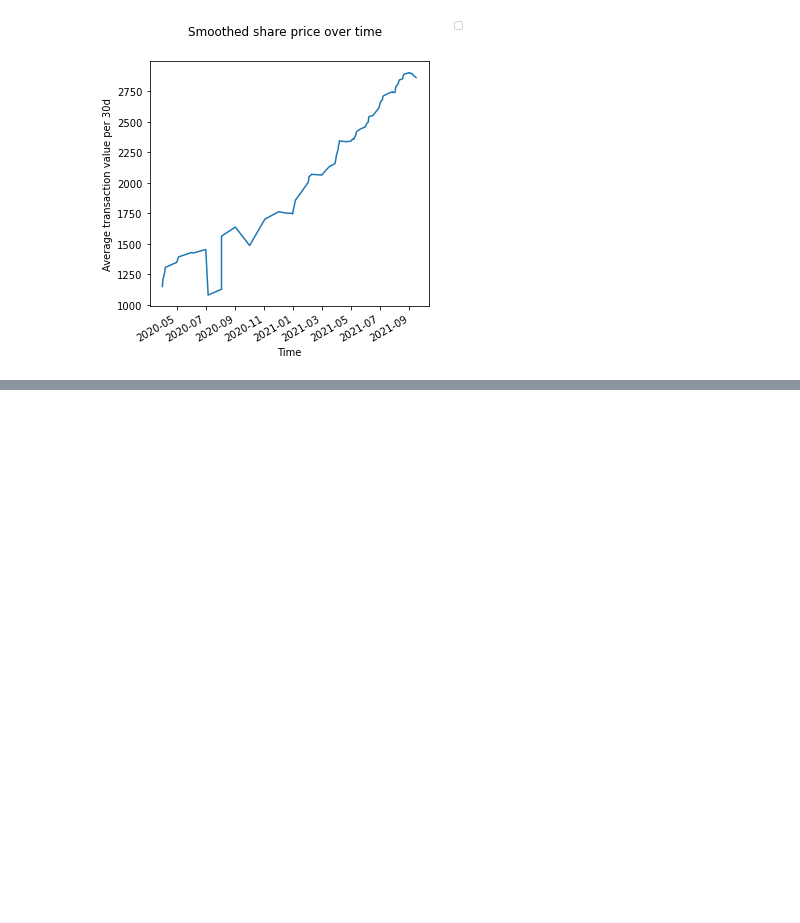
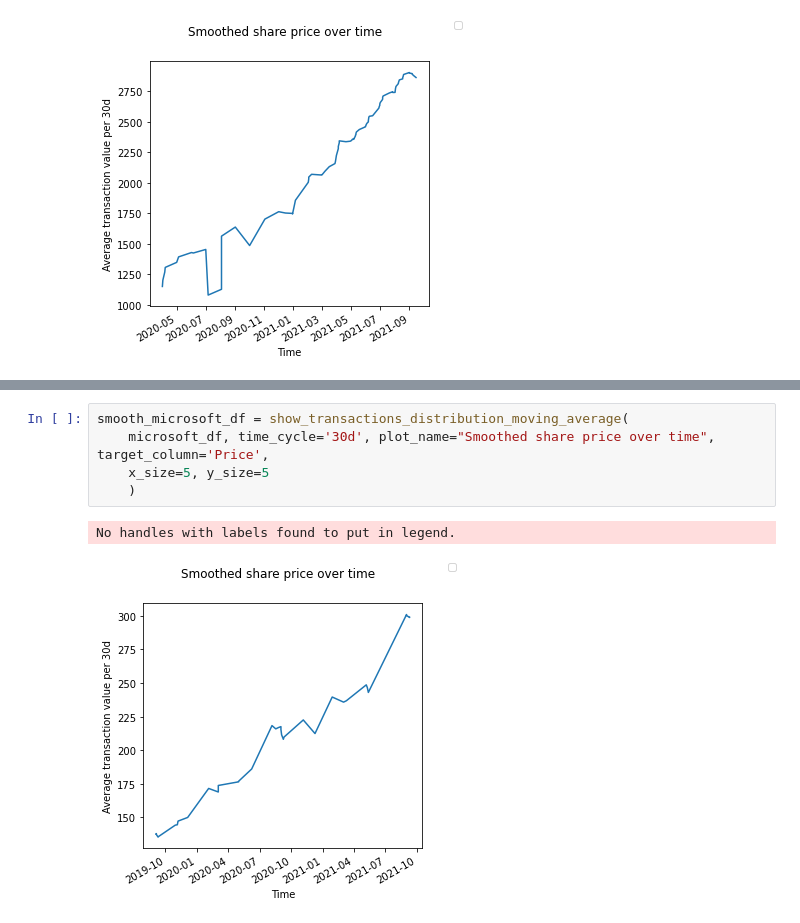
Before and after one commit to IX-Swap/data-science, a Jupyter notebook: fast_shares_analysis.ipynb, the cells around one changed output, grey strips where cells are left out. Drawn from its saved outputs; the diff is of its cells as text; blank space fills up the shorter version.

```diff
--- a/fast_shares_analysis.ipynb
+++ b/fast_shares_analysis.ipynb
@@ -368,0 +382,8 @@ plt.show()
+# %%
+smooth_microsoft_df = show_transactions_distribution_moving_average(
+    microsoft_df, time_cycle='30d', plot_name="Smoothed share price over time", target_column='Price',
+    x_size=5, y_size=5
+    )
+# %% [output]
+No handles with labels found to put in legend.
+[figure, added]
```
Also changed, not shown: parts of 43 cells of this notebook.
